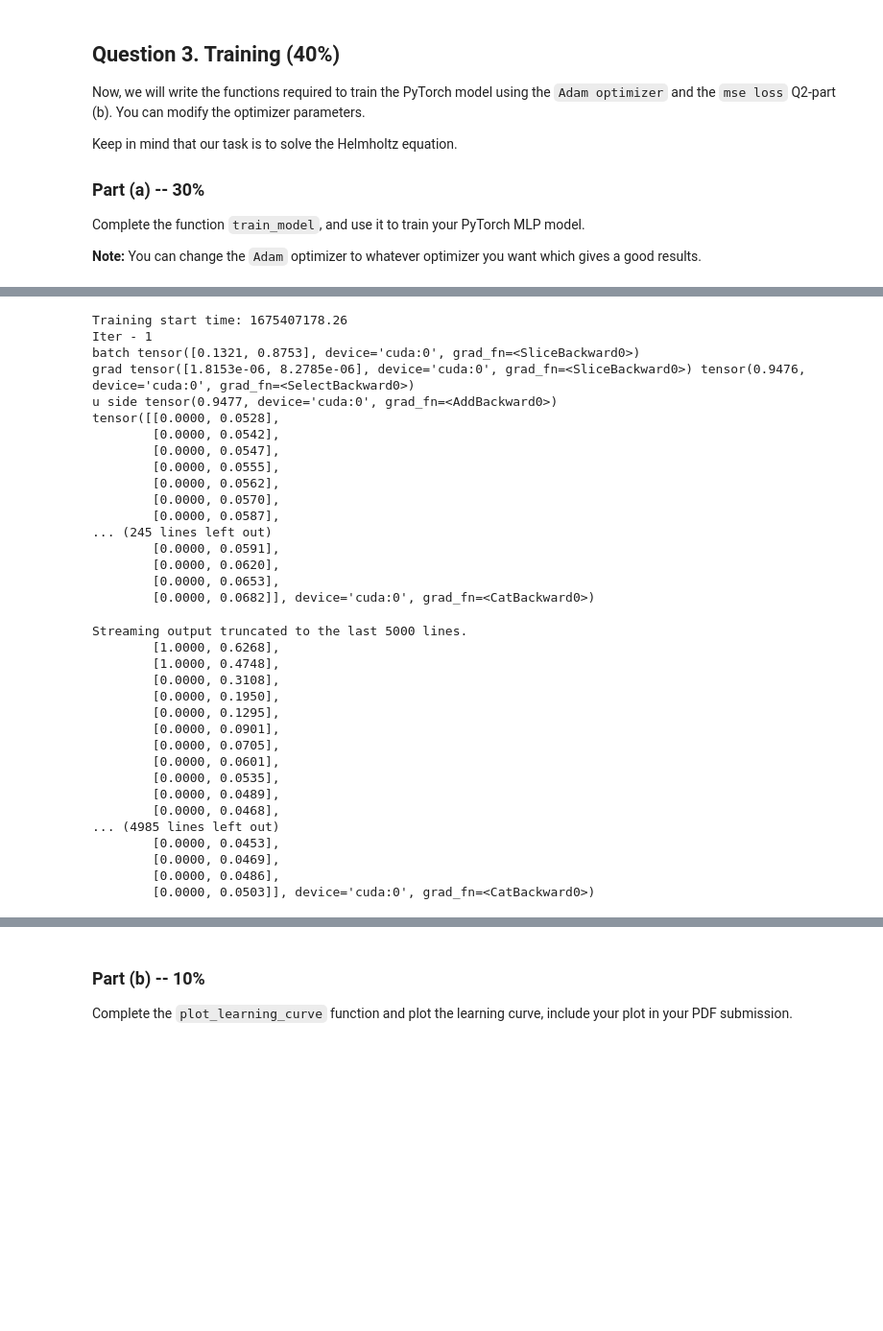
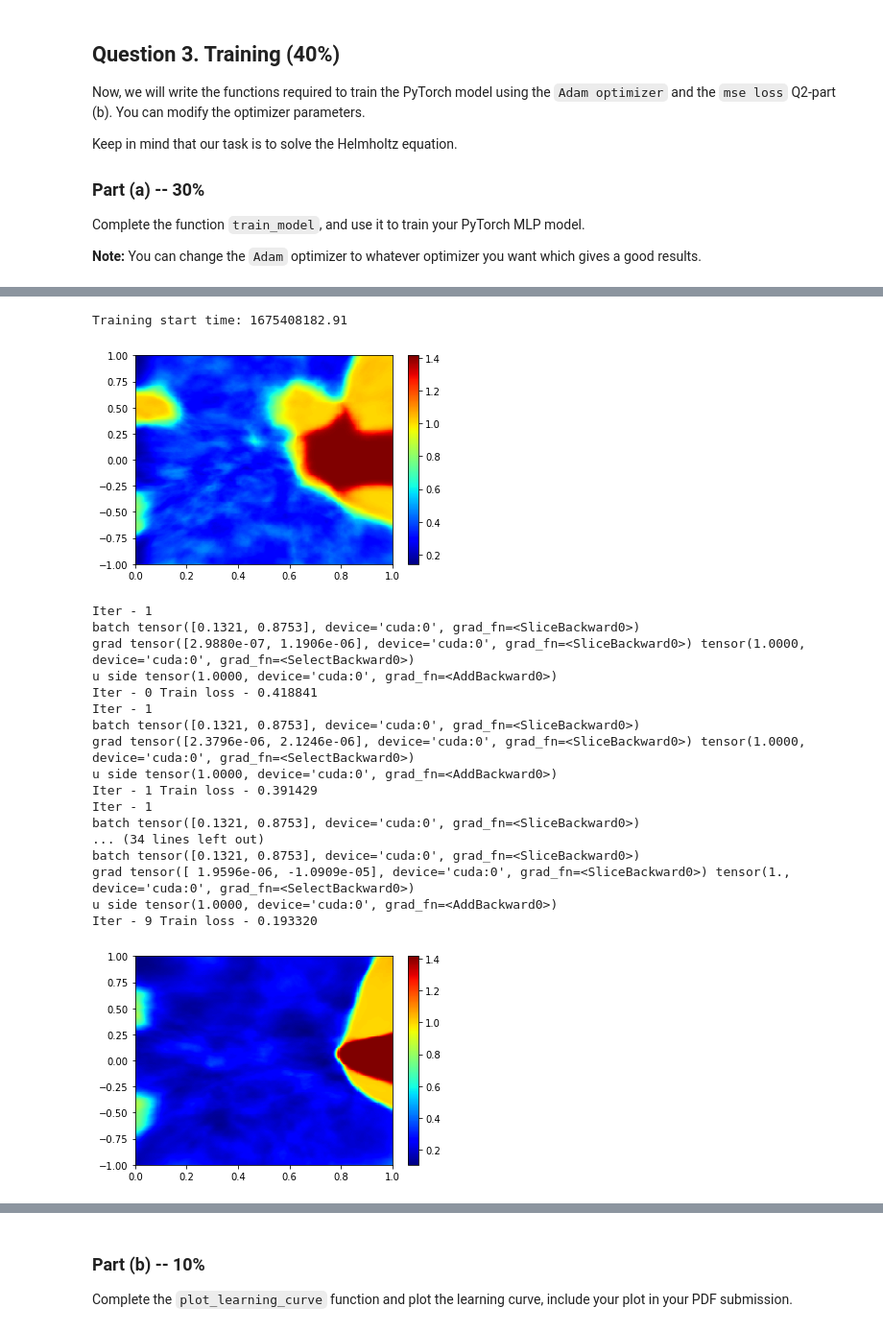
Before and after one commit to cgold212/assignment3inverseMethod, a Jupyter notebook: Assignment3.ipynb, the cells around one changed output, grey strips where cells are left out. Shown at 96% size. Cells and saved outputs as stored; diff of their text form; code cells hidden in the pictures; blank space fills up the shorter version.

```diff
--- a/Assignment3.ipynb
+++ b/Assignment3.ipynb
@@ -593,39 +651,25 @@ Training end time: 1675407160.07, Training time: 21.18
 # %%
 num_epochs = 250
-optimizer = optim.Adam(model.parameters(), lr=1e-5, betas=(0.9, 0.999), eps=1e-08, weight_decay=1e-6, amsgrad=False)
+optimizer = optim.Adam(model.parameters(), lr=5e-4, betas=(0.9, 0.999), eps=1e-08, weight_decay=1e-3, amsgrad=False)
 train_losses, trained_model = train_model(trained_model, data_loader, num_epochs, mse_loss_f, mse_loss_h, optimizer)
 # %% [output]
-Training start time: 1675407178.26
-Iter - 1
-batch tensor([0.1321, 0.8753], device='cuda:0', grad_fn=<SliceBackward0>)
-grad tensor([1.8153e-06, 8.2785e-06], device='cuda:0', grad_fn=<SliceBackward0>) tensor(0.9476, device='cuda:0', grad_fn=<SelectBackward0>)
-u side tensor(0.9477, device='cuda:0', grad_fn=<AddBackward0>)
-tensor([[0.0000, 0.0528],
-        [0.0000, 0.0542],
-        [0.0000, 0.0547],
-        [0.0000, 0.0555],
-        [0.0000, 0.0562],
-        [0.0000, 0.0570],
-        [0.0000, 0.0587],
-... (245 lines left out)
-        [0.0000, 0.0591],
-        [0.0000, 0.0620],
-        [0.0000, 0.0653],
-        [0.0000, 0.0682]], device='cuda:0', grad_fn=<CatBackward0>)
+Training start time: 1675408182.91
+[figure, added]
-Streaming output truncated to the last 5000 lines.
-        [1.0000, 0.6268],
-        [1.0000, 0.4748],
-        [0.0000, 0.3108],
-        [0.0000, 0.1950],
-        [0.0000, 0.1295],
-        [0.0000, 0.0901],
-        [0.0000, 0.0705],
-        [0.0000, 0.0601],
-        [0.0000, 0.0535],
-        [0.0000, 0.0489],
-        [0.0000, 0.0468],
-... (4985 lines left out)
-        [0.0000, 0.0453],
-        [0.0000, 0.0469],
-        [0.0000, 0.0486],
-        [0.0000, 0.0503]], device='cuda:0', grad_fn=<CatBackward0>)
+Iter - 1
+batch tensor([0.1321, 0.8753], device='cuda:0', grad_fn=<SliceBackward0>)
+grad tensor([2.9880e-07, 1.1906e-06], device='cuda:0', grad_fn=<SliceBackward0>) tensor(1.0000, device='cuda:0', grad_fn=<SelectBackward0>)
+u side tensor(1.0000, device='cuda:0', grad_fn=<AddBackward0>)
+Iter - 0 Train loss - 0.418841
+Iter - 1
+batch tensor([0.1321, 0.8753], device='cuda:0', grad_fn=<SliceBackward0>)
+grad tensor([2.3796e-06, 2.1246e-06], device='cuda:0', grad_fn=<SliceBackward0>) tensor(1.0000, device='cuda:0', grad_fn=<SelectBackward0>)
+u side tensor(1.0000, device='cuda:0', grad_fn=<AddBackward0>)
+Iter - 1 Train loss - 0.391429
+Iter - 1
+batch tensor([0.1321, 0.8753], device='cuda:0', grad_fn=<SliceBackward0>)
+... (34 lines left out)
+batch tensor([0.1321, 0.8753], device='cuda:0', grad_fn=<SliceBackward0>)
+grad tensor([ 1.9596e-06, -1.0909e-05], device='cuda:0', grad_fn=<SliceBackward0>) tensor(1., device='cuda:0', grad_fn=<SelectBackward0>)
+u side tensor(1.0000, device='cuda:0', grad_fn=<AddBackward0>)
+Iter - 9 Train loss - 0.193320
+[figure, added]
```
Also changed, not shown: parts of 4 cells of this notebook.
